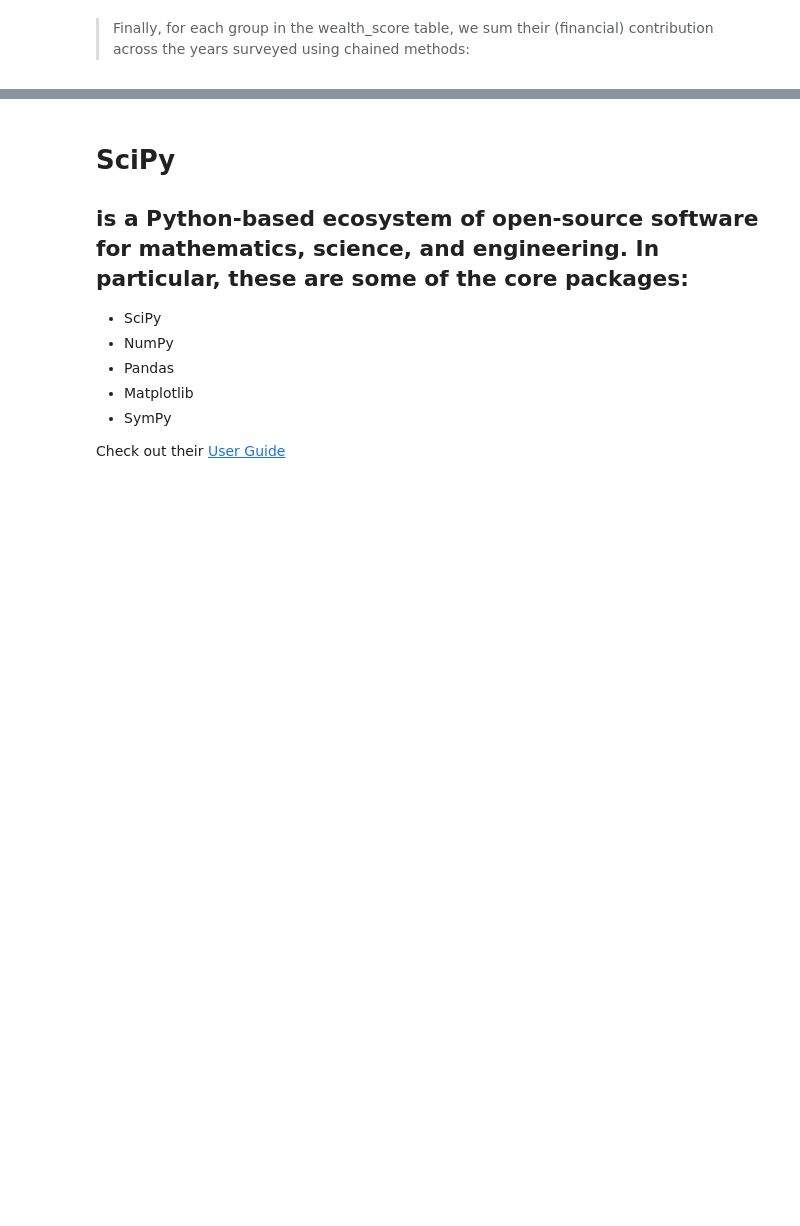
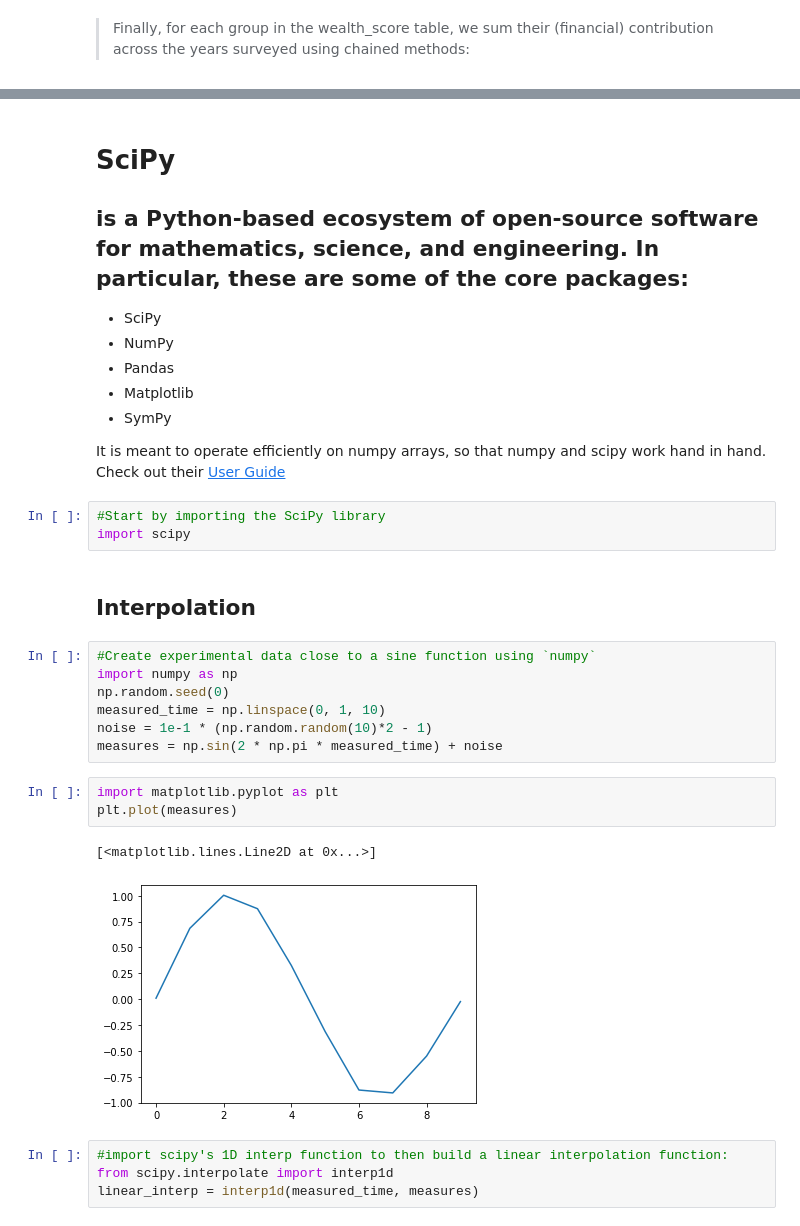
Before and after one commit to shanicetbailey/cig, a Jupyter notebook: Week_5_Salinity_Pandas.ipynb, the cells around one changed output, grey strips where cells are left out. Saved outputs shown, nothing was run; the diff lists cells and outputs as text; blank space fills up the shorter version.

Commit message:
started scipy sec

```diff
--- a/Week_5_Salinity_Pandas.ipynb
+++ b/Week_5_Salinity_Pandas.ipynb
@@ -614,4 +619,26 @@ gdp.groupby(wealth_score).sum()
   - Matplotlib
   - SymPy
 
-Check out their [User Guide](https://docs.scipy.org/doc/scipy/reference/tutorial/index.html)
+It is meant to operate efficiently on numpy arrays, so that numpy and scipy work hand in hand. Check out their [User Guide](https://docs.scipy.org/doc/scipy/reference/tutorial/index.html)
+# %%
+#Start by importing the SciPy library
+import scipy
+# %% [markdown]
+## Interpolation
+# %%
+#Create experimental data close to a sine function using `numpy`
+import numpy as np
+np.random.seed(0)
+measured_time = np.linspace(0, 1, 10)
+noise = 1e-1 * (np.random.random(10)*2 - 1)
+measures = np.sin(2 * np.pi * measured_time) + noise
+# %%
+import matplotlib.pyplot as plt
+plt.plot(measures)
+# %% [output]
+[<matplotlib.lines.Line2D at 0x...>]
+[figure, added]
+# %%
+#import scipy's 1D interp function to then build a linear interpolation function:
+from scipy.interpolate import interp1d
+linear_interp = interp1d(measured_time, measures)
```
Also changed, not shown: parts of 19 cells of this notebook.
